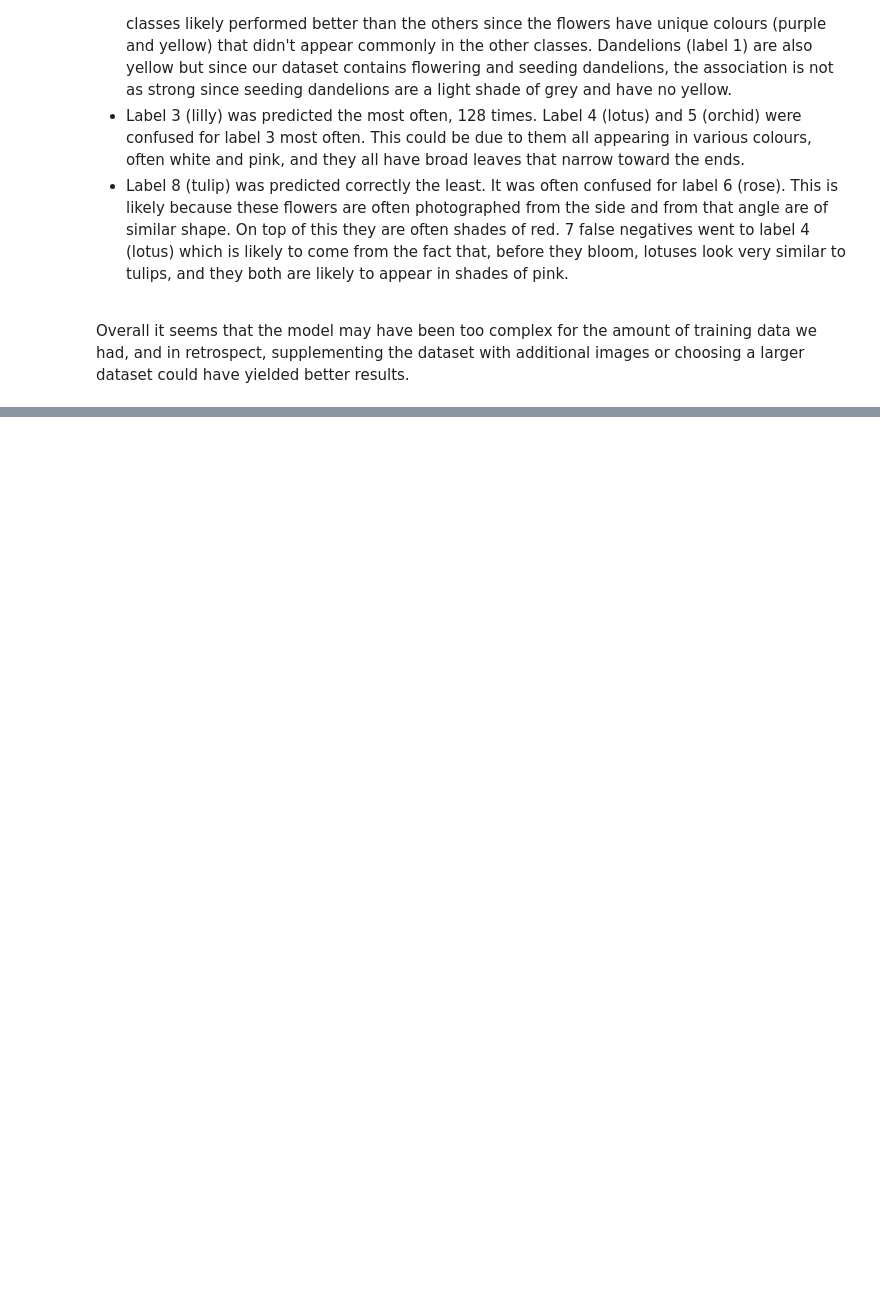
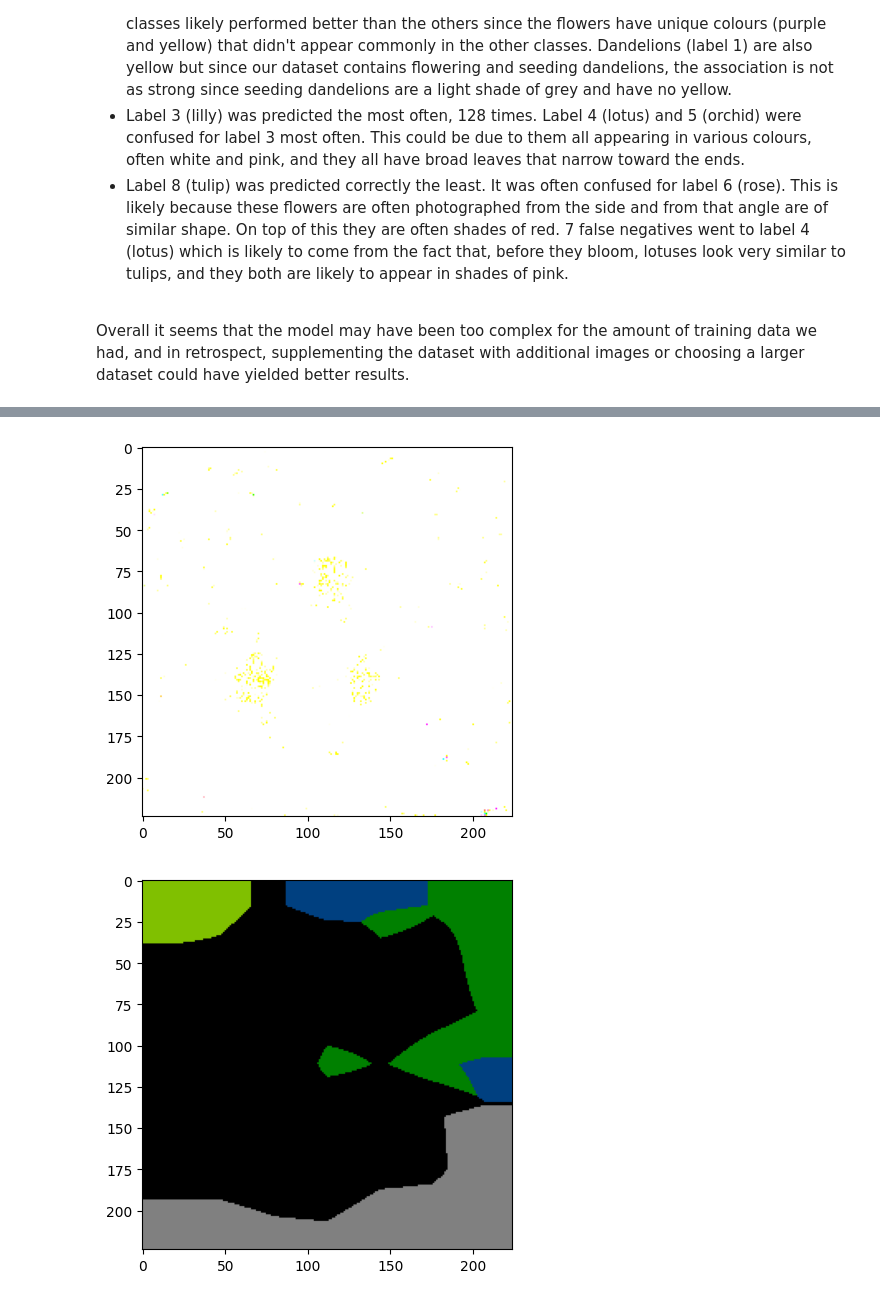
Before and after one commit to oOoOoOo0o/CS4287-assignment2, a Jupyter notebook: CS4287-Assign2-20251971-21304149-24267201.ipynb, the cells around one changed output, grey strips where cells are left out. Saved outputs shown, nothing was run; the diff lists cells and outputs as text; code cells hidden in the pictures; blank space fills up the shorter version.

```diff
--- a/CS4287-Assign2-20251971-21304149-24267201.ipynb
+++ b/CS4287-Assign2-20251971-21304149-24267201.ipynb
@@ -1370,0 +2161,4 @@ Overall it seems that the model may have been too complex for the amount of trai
+# %%
+## Load model
+model = fcn32
+model.summary()
@@ -1370,0 +2187,9 @@ Overall it seems that the model may have been too complex for the amount of trai
+# %%
+#Compile our model
+#opt = keras.optimizers.Adam(learning_rate=1e-4)
+opt = keras.optimizers.Lamb(learning_rate=1e-4) #The original optimiser function here was Adam, but we opted to use Lamb, which is geared towards larger datasets
+loss = crossentropy
+metrics = [loss,
+           pixelacc,
+           MyMeanIoU(num_classes=21, name='meanIoU')]
+model.compile(optimizer=opt, loss=loss, metrics=metrics)
@@ -1370,0 +2221,21 @@ Overall it seems that the model may have been too complex for the amount of trai
+# %%
+#Split data into training and testing!
+
+train = train_ds.shuffle(1000).unbatch().batch(16)
+test = test_ds.shuffle(1000).unbatch().batch(16)
+# %%
+#Test our model!
+for X, y in test.unbatch().shuffle(100).batch(1).take(1):
+    plt.figure()
+    plt.imshow(X[0])
+    plt.show()
+
+    #plt.figure()
+    #plt.imshow(label_to_image(y[0]))
+    #plt.show()
+
+    plt.figure()
+    plt.imshow(label_to_image(onehot_to_label(model(X)[0])))
+    plt.show()
+    #model.evaluate(X, y)
+# %% [output]
@@ -1371 +2243,3 @@ Overall it seems that the model may have been too complex for the amount of trai
+[figure, added]
+[figure, added]
 # %% [markdown]
```
Also changed, not shown: parts of 22 cells of this notebook.
